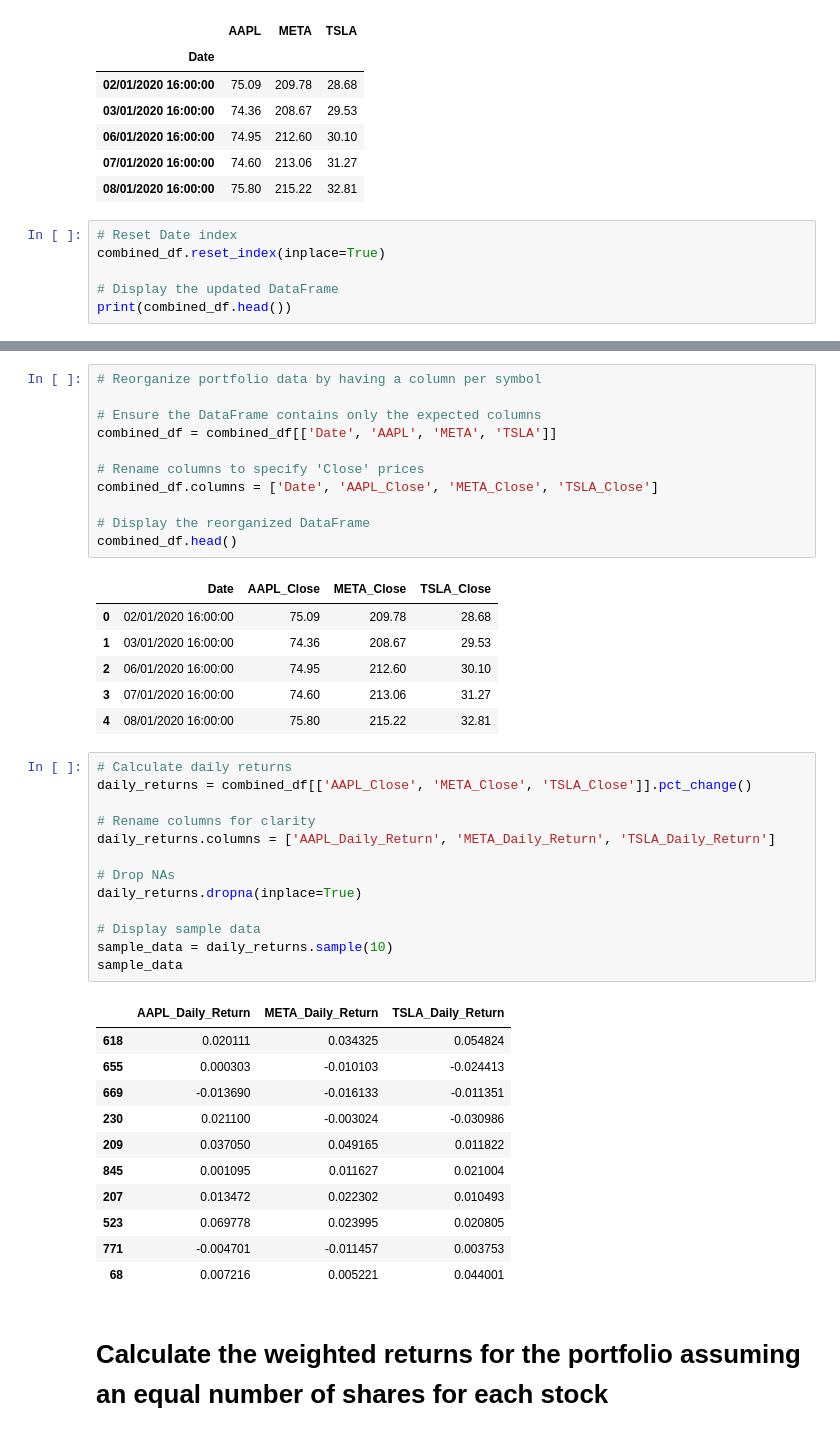
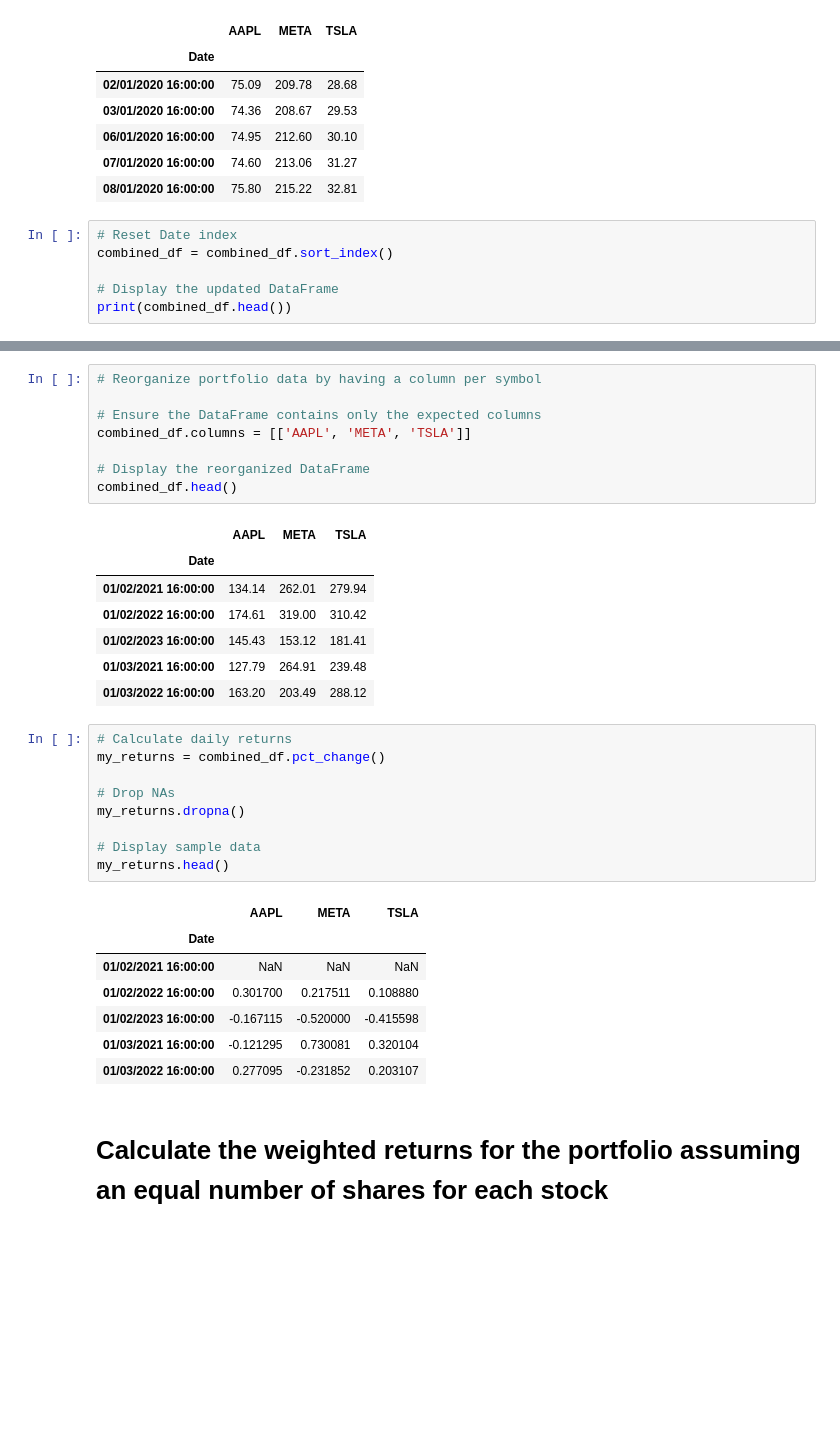
Before and after one commit to owenct/Module_4_Challenge, a Jupyter notebook: pyWhale/whale_analysis.ipynb, the cells around one changed output, grey strips where cells are left out. Drawn from its saved outputs; the diff is of its cells as text; blank space fills up the shorter version.

```diff
--- a/pyWhale/whale_analysis.ipynb
+++ b/pyWhale/whale_analysis.ipynb
@@ -552,7 +550,7 @@ combined_df.head()
 | 08/01/2020 16:00:00 | 75.80 | 215.22 | 32.81 |
 # %%
 # Reset Date index
-combined_df.reset_index(inplace=True)
+combined_df = combined_df.sort_index()
 
 # Display the updated DataFrame
 print(combined_df.head())
@@ -567,45 +566,35 @@ print(combined_df.head())
 # Reorganize portfolio data by having a column per symbol
 
 # Ensure the DataFrame contains only the expected columns
-combined_df = combined_df[['Date', 'AAPL', 'META', 'TSLA']]
-
-# Rename columns to specify 'Close' prices
-combined_df.columns = ['Date', 'AAPL_Close', 'META_Close', 'TSLA_Close']
+combined_df.columns = [['AAPL', 'META', 'TSLA']]
 
 # Display the reorganized DataFrame
 combined_df.head()
 # %% [output]
-|  | Date | AAPL_Close | META_Close | TSLA_Close |
-| 0 | 02/01/2020 16:00:00 | 75.09 | 209.78 | 28.68 |
-| 1 | 03/01/2020 16:00:00 | 74.36 | 208.67 | 29.53 |
-| 2 | 06/01/2020 16:00:00 | 74.95 | 212.60 | 30.10 |
-| 3 | 07/01/2020 16:00:00 | 74.60 | 213.06 | 31.27 |
-| 4 | 08/01/2020 16:00:00 | 75.80 | 215.22 | 32.81 |
+|  | AAPL | META | TSLA |
+| Date |  |  |  |
+| 01/02/2021 16:00:00 | 134.14 | 262.01 | 279.94 |
+| 01/02/2022 16:00:00 | 174.61 | 319.00 | 310.42 |
+| 01/02/2023 16:00:00 | 145.43 | 153.12 | 181.41 |
+| 01/03/2021 16:00:00 | 127.79 | 264.91 | 239.48 |
+| 01/03/2022 16:00:00 | 163.20 | 203.49 | 288.12 |
 # %%
 # Calculate daily returns
-daily_returns = combined_df[['AAPL_Close', 'META_Close', 'TSLA_Close']].pct_change()
-
-# Rename columns for clarity
-daily_returns.columns = ['AAPL_Daily_Return', 'META_Daily_Return', 'TSLA_Daily_Return']
+my_returns = combined_df.pct_change()
 
 # Drop NAs
-daily_returns.dropna(inplace=True)
+my_returns.dropna()
 
 # Display sample data
-sample_data = daily_returns.sample(10)
-sample_data
+my_returns.head()
 # %% [output]
-|  | AAPL_Daily_Return | META_Daily_Return | TSLA_Daily_Return |
-| 618 | 0.020111 | 0.034325 | 0.054824 |
-| 655 | 0.000303 | -0.010103 | -0.024413 |
-| 669 | -0.013690 | -0.016133 | -0.011351 |
-| 230 | 0.021100 | -0.003024 | -0.030986 |
-| 209 | 0.037050 | 0.049165 | 0.011822 |
-| 845 | 0.001095 | 0.011627 | 0.021004 |
-| 207 | 0.013472 | 0.022302 | 0.010493 |
-| 523 | 0.069778 | 0.023995 | 0.020805 |
-| 771 | -0.004701 | -0.011457 | 0.003753 |
-| 68 | 0.007216 | 0.005221 | 0.044001 |
+|  | AAPL | META | TSLA |
+| Date |  |  |  |
+| 01/02/2021 16:00:00 | NaN | NaN | NaN |
+| 01/02/2022 16:00:00 | 0.301700 | 0.217511 | 0.108880 |
+| 01/02/2023 16:00:00 | -0.167115 | -0.520000 | -0.415598 |
+| 01/03/2021 16:00:00 | -0.121295 | 0.730081 | 0.320104 |
+| 01/03/2022 16:00:00 | 0.277095 | -0.231852 | 0.203107 |
 # %% [markdown]
 # Calculate the weighted returns for the portfolio assuming an equal number of shares for each stock
 # %%
```
Also changed, not shown: parts of 10 cells of this notebook.
